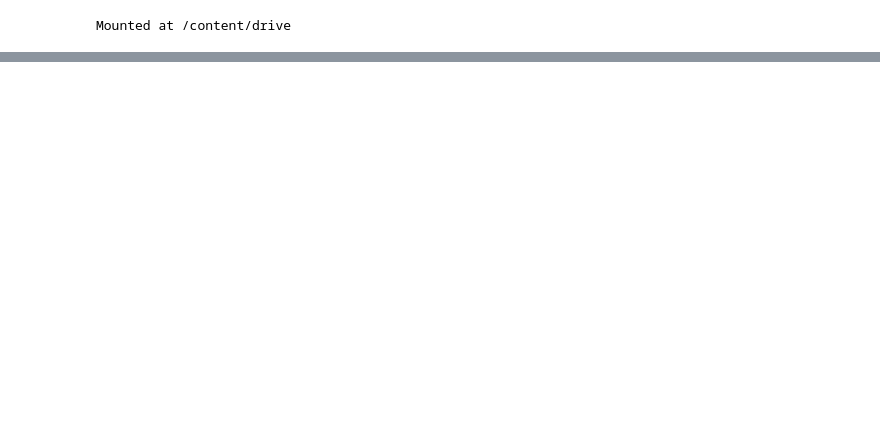
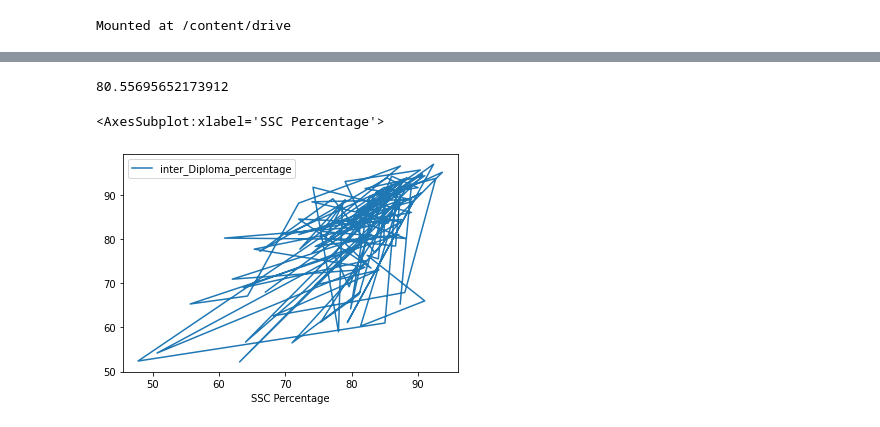
Before and after one commit to ChorapalliPavanKumar123/Pandas, a Jupyter notebook: Pandas.ipynb, the cells around one changed output, grey strips where cells are left out. Drawn from its saved outputs; the diff is of its cells as text; code cells hidden in the pictures; blank space fills up the shorter version.

```diff
--- a/Pandas.ipynb
+++ b/Pandas.ipynb
@@ -33,4 +176,4 @@ FileNotFoundError: ignored
 # %%
-df=pd.read_csv("students_placement_data.csv")
-print(df )
+df2=pd.read_csv("urban_rural.csv")
+df.head()
 # %% [output]
@@ -53,0 +186,3 @@ print(df )
+# %%
+df=pd.merge(df,df2,on="Roll No")
+df.head()
@@ -53,0 +196,9 @@ print(df )
+# %%
+df["SSC Percentage"].mean()
+# %% [output]
+80.55695652173912
+# %%
+df.plot(x="SSC Percentage",y="inter_Diploma_percentage")
+# %% [output]
+<AxesSubplot:xlabel='SSC Percentage'>
+[figure, added]
```
Also changed, not shown: parts of 21 cells of this notebook.
